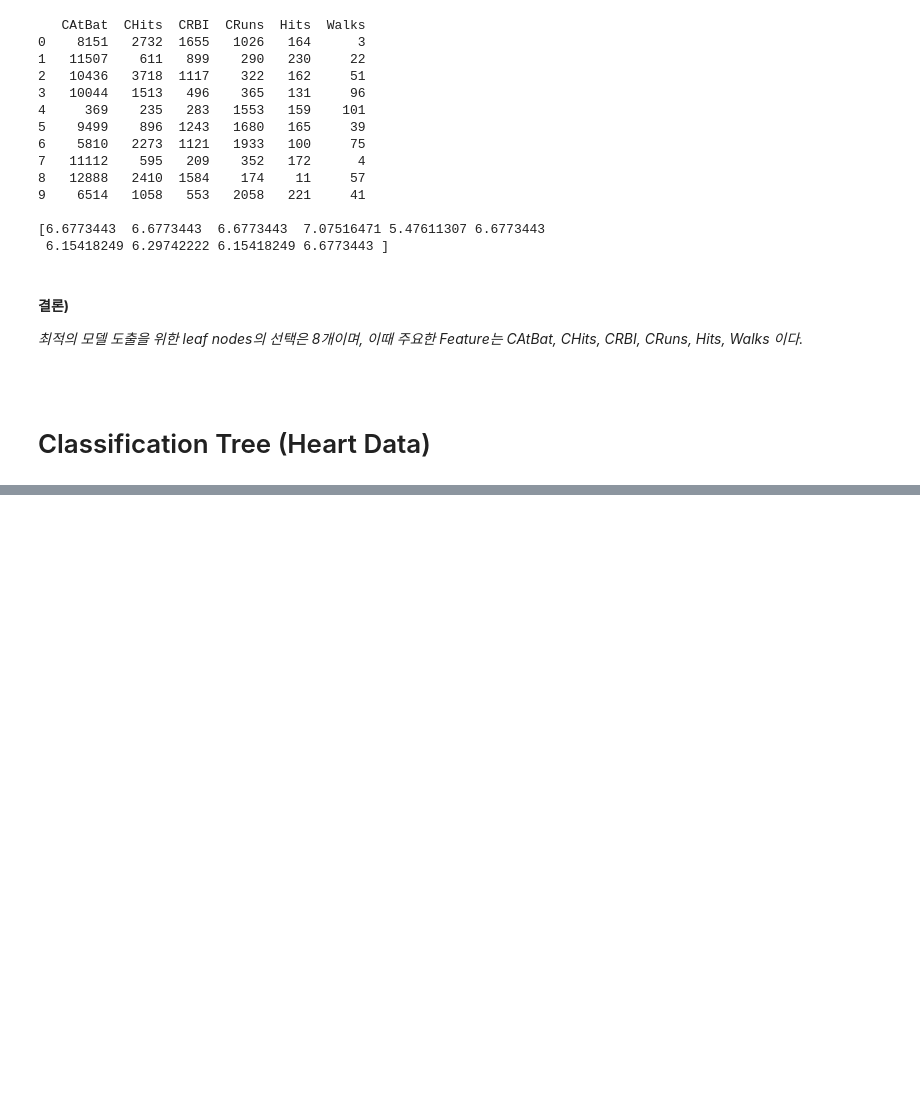
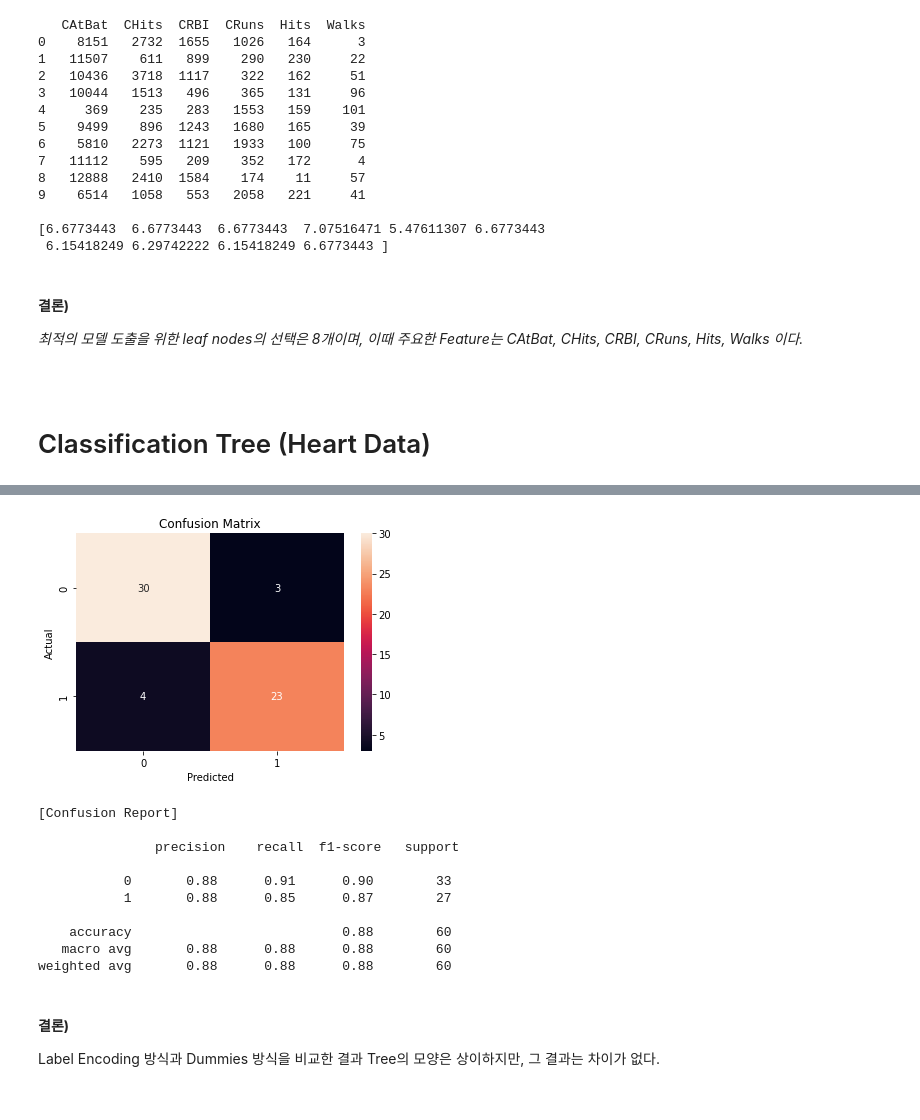
Before and after one commit to iss760/machine-learning, a Jupyter notebook: model/decision_tree.ipynb, the cells around one changed output, grey strips where cells are left out. Cells and saved outputs as stored; diff of their text form; code cells hidden in the pictures; blank space fills up the shorter version.

```diff
--- a/model/decision_tree.ipynb
+++ b/model/decision_tree.ipynb
@@ -256,0 +431,42 @@ print(y_pred)
+# %%
+def get_confusion_mt(model, _X_test, _y_test):
+    y_pred = model.predict(_X_test)
+    confusion_mt = pd.crosstab(_y_test.values.ravel(), y_pred,
+                               rownames=['Actual'],
+                               colnames=['Predicted'])
+    return confusion_mt
+
+def get_confusion_report(model, _X_test, _y_test):
+    y_pred = model.predict(_X_test)
+    return classification_report(_y_test, y_pred)
+
+# confusion matrix 산출
+confusion_mt = get_confusion_mt(regr_tree_dm, X_test_dm, y_test)
+
+# confusion matrix 시각화
+fig = sns.heatmap(confusion_mt, annot=True, fmt='d')
+fig.set_title('Confusion Matrix')
+plt.show()
+
+# 여러 측정지표 확인
+print('\n[Confusion Report]\n\n', get_confusion_report(regr_tree_dm, X_test_dm, y_test))
+# %% [output]
+[figure, added]
+[Confusion Report]
+
+               precision    recall  f1-score   support
+
+           0       0.88      0.91      0.90        33
+           1       0.88      0.85      0.87        27
+
+    accuracy                           0.88        60
+   macro avg       0.88      0.88      0.88        60
+weighted avg       0.88      0.88      0.88        60
+# %% [markdown]
+<br/>
+
+**결론)**
+
+Label Encoding 방식과 Dummies 방식을 비교한 결과 Tree의 모양은 상이하지만, 그 결과는 차이가 없다.
+
+<br/>
```
Also changed, not shown: parts of 16 cells of this notebook, 1 other file.
